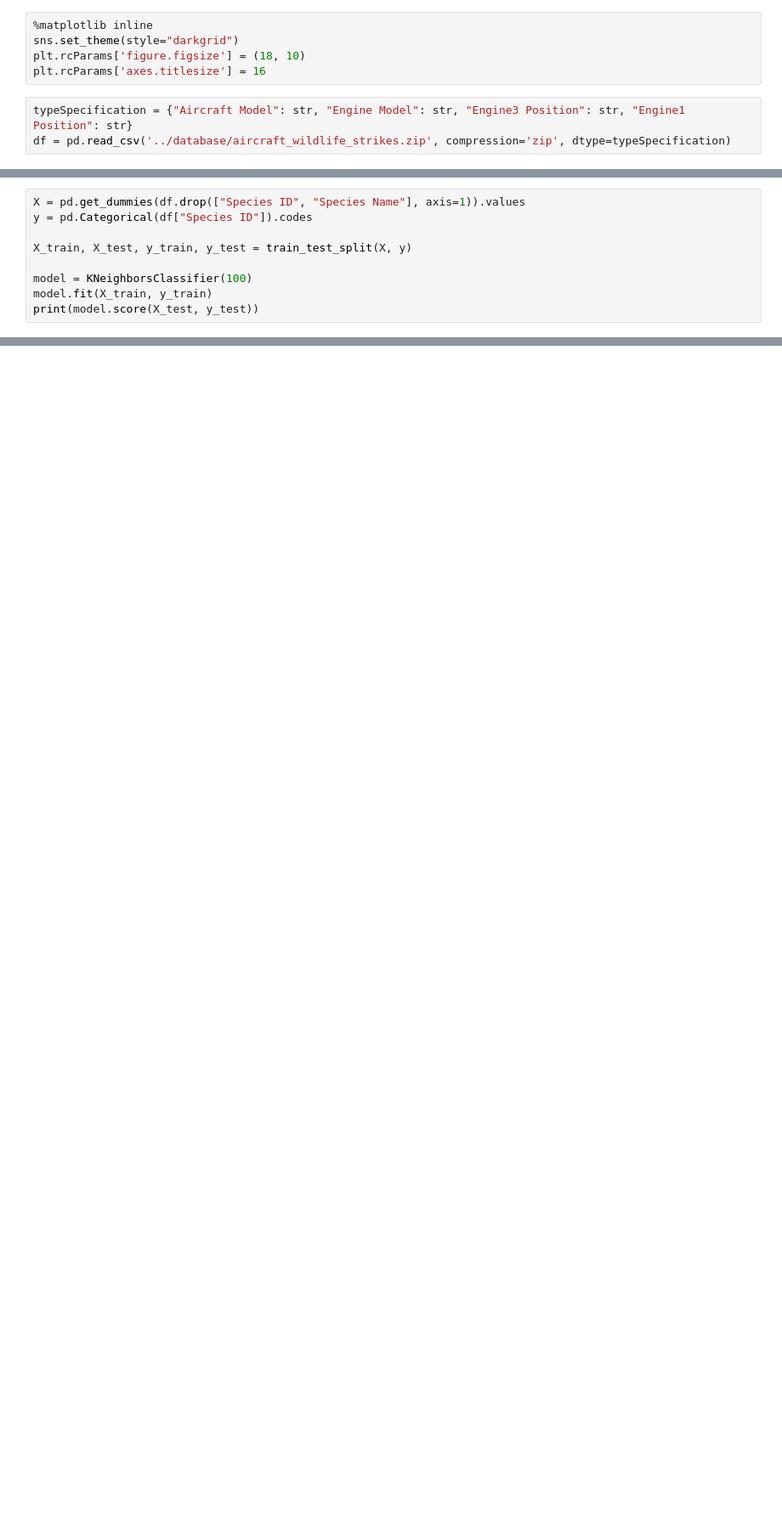
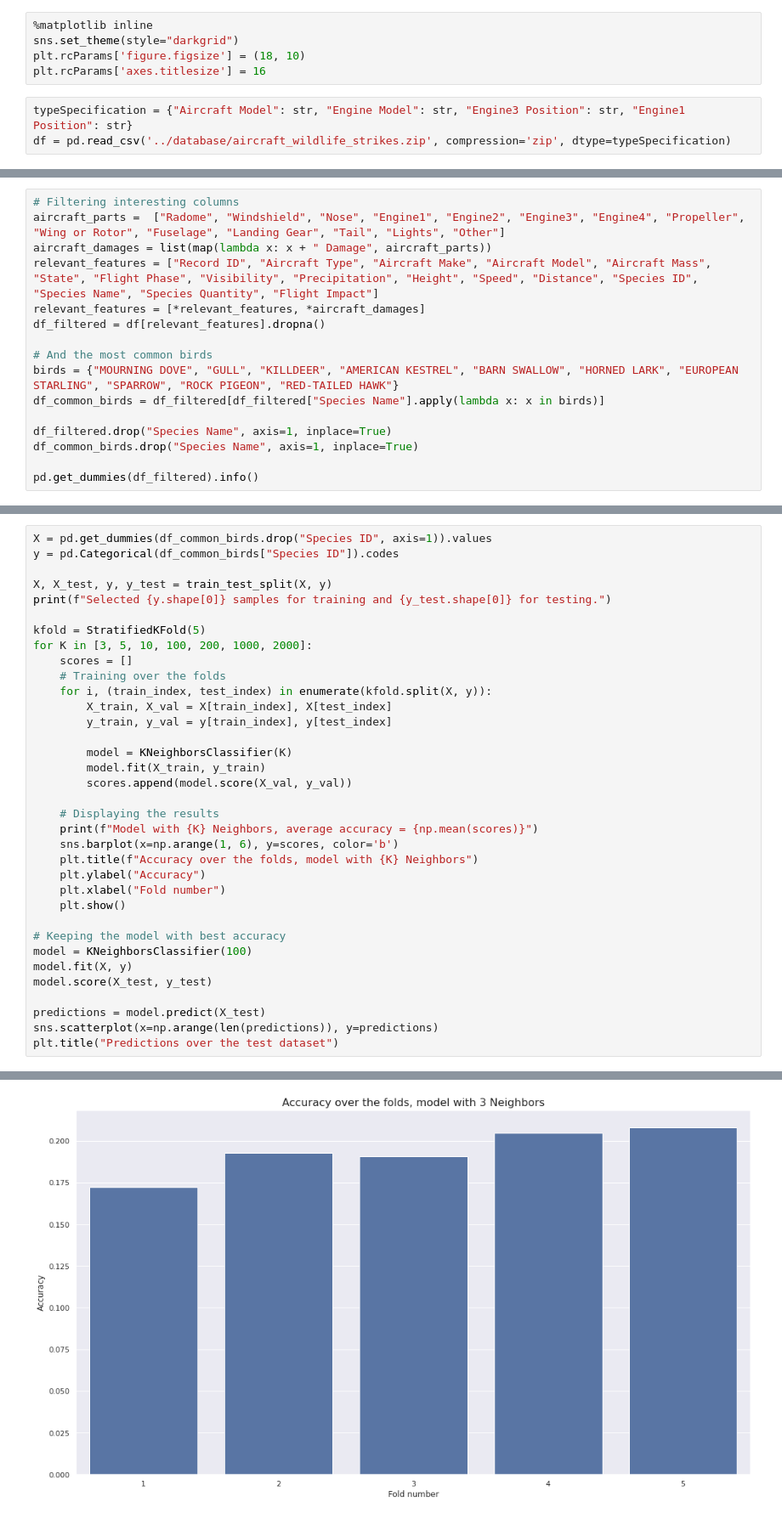
Before and after one commit to MvKaio/StudyOfAircraftWildlifeStrikes, a Jupyter notebook: notebooks/Classification.ipynb, the cells around one changed output, grey strips where cells are left out. Shown at 85% size. Drawn from its saved outputs; the diff is of its cells as text; blank space fills up the shorter version.

Commit message:
Polished Classification notebook: added more examples and k-fold validation

```diff
--- a/notebooks/Classification.ipynb
+++ b/notebooks/Classification.ipynb
@@ -46,0 +25,16 @@ pd.get_dummies(df)
+# %%
+# Filtering interesting columns
+aircraft_parts =  ["Radome", "Windshield", "Nose", "Engine1", "Engine2", "Engine3", "Engine4", "Propeller", "Wing or Rotor", "Fuselage", "Landing Gear", "Tail", "Lights", "Other"]
+aircraft_damages = list(map(lambda x: x + " Damage", aircraft_parts))
+relevant_features = ["Record ID", "Aircraft Type", "Aircraft Make", "Aircraft Model", "Aircraft Mass", "State", "Flight Phase", "Visibility", "Precipitation", "Height", "Speed", "Distance", "Species ID", "Species Name", "Species Quantity", "Flight Impact"]
+relevant_features = [*relevant_features, *aircraft_damages]
+df_filtered = df[relevant_features].dropna()
+
+# And the most common birds
+birds = {"MOURNING DOVE", "GULL", "KILLDEER", "AMERICAN KESTREL", "BARN SWALLOW", "HORNED LARK", "EUROPEAN STARLING", "SPARROW", "ROCK PIGEON", "RED-TAILED HAWK"}
+df_common_birds = df_filtered[df_filtered["Species Name"].apply(lambda x: x in birds)]
+
+df_filtered.drop("Species Name", axis=1, inplace=True)
+df_common_birds.drop("Species Name", axis=1, inplace=True)
+
+pd.get_dummies(df_filtered).info()
@@ -47,10 +53,36 @@ pd.get_dummies(df)
 # %%
-X = pd.get_dummies(df.drop(["Species ID", "Species Name"], axis=1)).values
-y = pd.Categorical(df["Species ID"]).codes
+X = pd.get_dummies(df_common_birds.drop("Species ID", axis=1)).values
+y = pd.Categorical(df_common_birds["Species ID"]).codes
 
-X_train, X_test, y_train, y_test = train_test_split(X, y)
+X, X_test, y, y_test = train_test_split(X, y)
+print(f"Selected {y.shape[0]} samples for training and {y_test.shape[0]} for testing.")
 
+kfold = StratifiedKFold(5)
+for K in [3, 5, 10, 100, 200, 1000, 2000]:
+    scores = []
+    # Training over the folds
+    for i, (train_index, test_index) in enumerate(kfold.split(X, y)):
+        X_train, X_val = X[train_index], X[test_index]
+        y_train, y_val = y[train_index], y[test_index]
+
+        model = KNeighborsClassifier(K)
+        model.fit(X_train, y_train)
+        scores.append(model.score(X_val, y_val))
+
+    # Displaying the results
+    print(f"Model with {K} Neighbors, average accuracy = {np.mean(scores)}")
+    sns.barplot(x=np.arange(1, 6), y=scores, color='b')
+    plt.title(f"Accuracy over the folds, model with {K} Neighbors")
+    plt.ylabel("Accuracy")
+    plt.xlabel("Fold number")
+    plt.show()
+
+# Keeping the model with best accuracy
 model = KNeighborsClassifier(100)
-model.fit(X_train, y_train)
-print(model.score(X_test, y_test))
+model.fit(X, y)
+model.score(X_test, y_test)
+
+predictions = model.predict(X_test)
+sns.scatterplot(x=np.arange(len(predictions)), y=predictions)
+plt.title("Predictions over the test dataset")
 # %% [output]
@@ -57,0 +91 @@ print(model.score(X_test, y_test))
+[figure, added]
```
Also changed, not shown: parts of 9 cells of this notebook.
